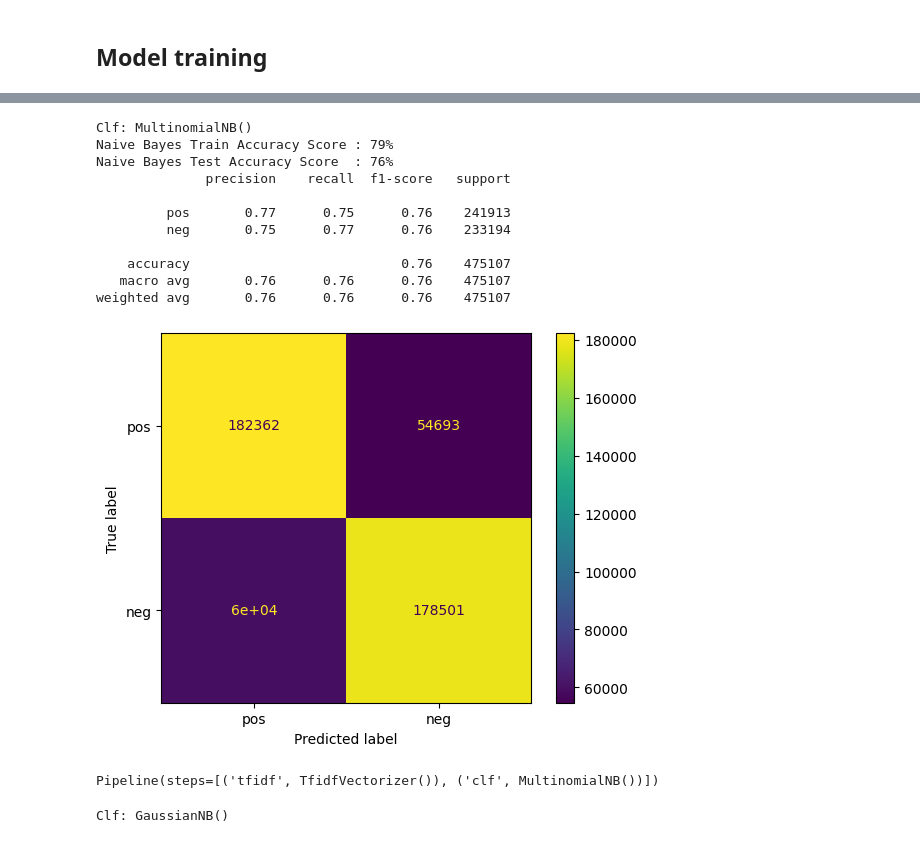
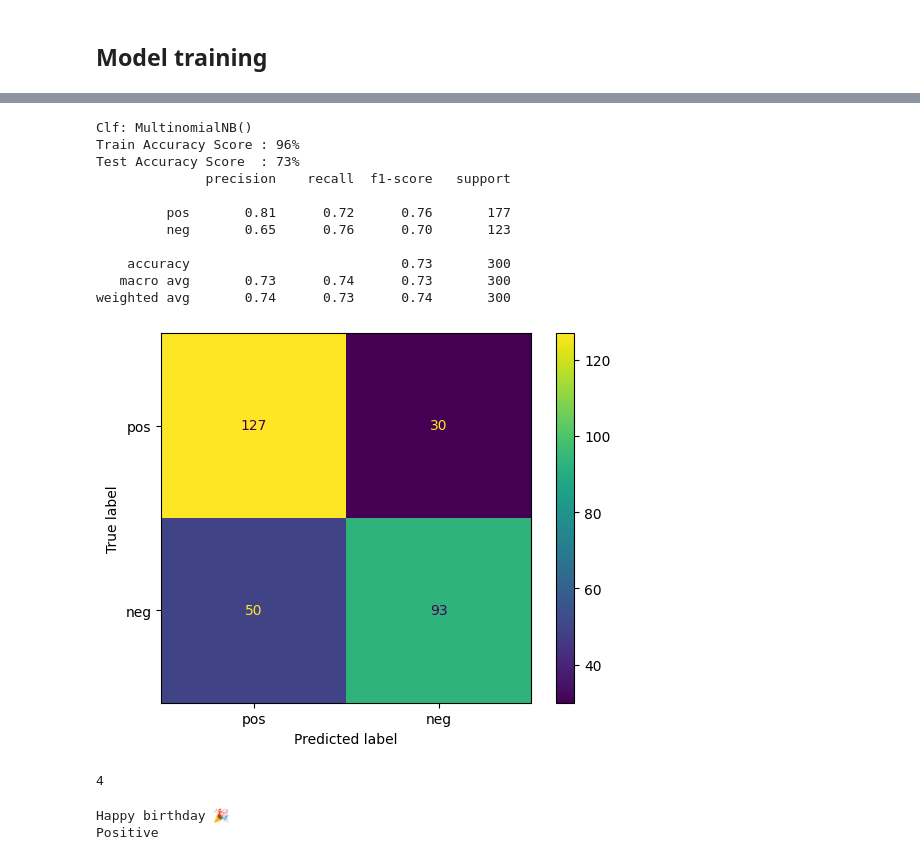
Before and after one commit to nlp-project-sentiment-analysis/sentimental-analysis, a Jupyter notebook: sentiment.ipynb, the cells around one changed output, grey strips where cells are left out. Cells and saved outputs as stored; diff of their text form; code cells hidden in the pictures.

Commit message:
Added user text

```diff
--- a/sentiment.ipynb
+++ b/sentiment.ipynb
@@ -161,6 +253,8 @@ raw_df.sample(10)
 ## Model training
 # %%
 df = pd.read_csv("./datasets/tokens.csv")
+# %%
+df = df.sample(1000)
 # %%
 from sklearn.model_selection import train_test_split
 
@@ -198,6 +295,7 @@ from sklearn.metrics import accuracy_score
 from sklearn.metrics import classification_report
 from sklearn.metrics import confusion_matrix, ConfusionMatrixDisplay
 import matplotlib.pyplot as plt
+import numpy as np
 
 def model_result(clf, X_train, Y_train, X_test, Y_test):
     print(f"Clf: {clf}")
@@ -207,14 +305,14 @@ def model_result(clf, X_train, Y_train, X_test, Y_test):
             ("clf", clf)
         ]
     )
-    model.fit(X_train.toarray(), Y_train.toarray())
-    test_predict = model.predict(X_test.toarray())
+    model.fit(X_train, Y_train)
+    test_predict = model.predict(X_test)
 
     train_accuracy = round(model.score(X_train, Y_train) * 100)
     test_accuracy = round(accuracy_score(test_predict, Y_test) * 100)
 
-    print(f"Naive Bayes Train Accuracy Score : {train_accuracy}% ")
-    print(f"Naive Bayes Test Accuracy Score  : {test_accuracy}% ")
+    print(f"Train Accuracy Score : {train_accuracy}% ")
+    print(f"Test Accuracy Score  : {test_accuracy}% ")
     print(classification_report(test_predict, Y_test, target_names=["pos", "neg"]))
 
     cm = confusion_matrix(Y_test, test_predict)
@@ -225,35 +375,33 @@ def model_result(clf, X_train, Y_train, X_test, Y_test):
 # %%
-model_result(MultinomialNB(),X_train, Y_train, X_test, Y_test)
+MNB = model_result(MultinomialNB(), X_train, Y_train, X_test, Y_test)
 # %% [output]
 Clf: MultinomialNB()
-Naive Bayes Train Accuracy Score : 79%
-Naive Bayes Test Accuracy Score  : 76%
+Train Accuracy Score : 96%
+Test Accuracy Score  : 73%
               precision    recall  f1-score   support
 
-         pos       0.77      0.75      0.76    241913
-         neg       0.75      0.77      0.76    233194
+         pos       0.81      0.72      0.76       177
+         neg       0.65      0.76      0.70       123
 
-    accuracy                           0.76    475107
-   macro avg       0.76      0.76      0.76    475107
-weighted avg       0.76      0.76      0.76    475107
+    accuracy                           0.73       300
+   macro avg       0.73      0.74      0.73       300
+weighted avg       0.74      0.73      0.74       300
-[figure, old version]
+[figure, new version]
-Pipeline(steps=[('tfidf', TfidfVectorizer()), ('clf', MultinomialNB())])
-# %%
-from sklearn.naive_bayes import GaussianNB
-from sklearn.naive_bayes import MultinomialNB
-from sklearn.naive_bayes import BernoulliNB
-from sklearn.linear_model import LogisticRegressionCV
-from sklearn import svm
-
-clfs = [
-    GaussianNB(),
-    MultinomialNB(),
-    BernoulliNB(),
-    LogisticRegressionCV(cv=5, random_state=24),
-    svm.SVC(random_state=24),
-]
-
-for clf in clfs:
-    model_result(clf, X_train, Y_train, X_test, Y_test)
-# %% [output]
-Clf: GaussianNB()
+# %%
+MNB.predict(["hello world"])[0]
+# %% [output]
+4
+# %%
+input_text = input()
+clean_text = preProcessing(input_text)
+token = tokenize(clean_text)
+lemat = Lemmatizer(token)
+
+print(input_text)
+if MNB.predict(lemat)[0] == 4:
+    print("Positive")
+else:
+    print("Negative")
+# %% [output]
+Happy birthday 🎉
+Positive
```
Also changed, not shown: parts of 16 cells of this notebook.
